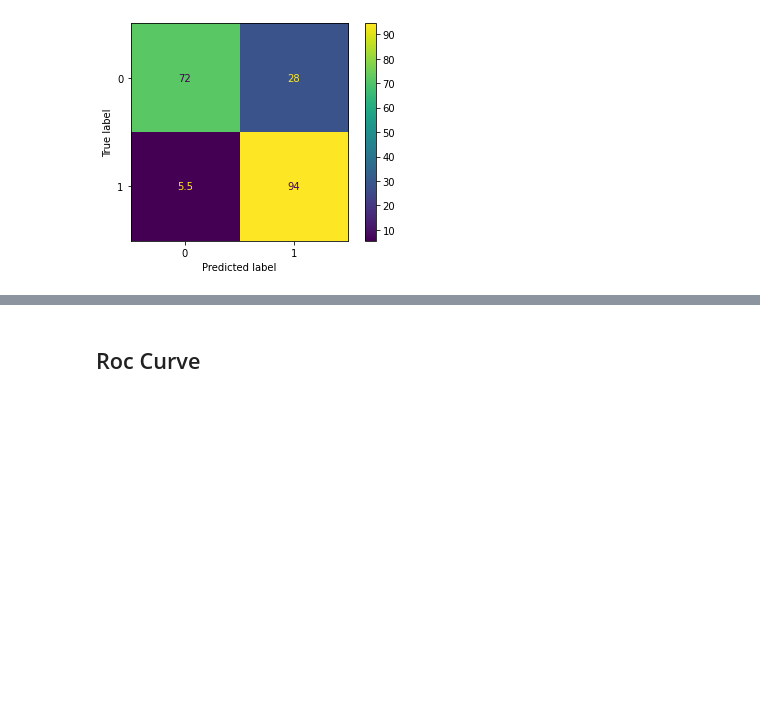
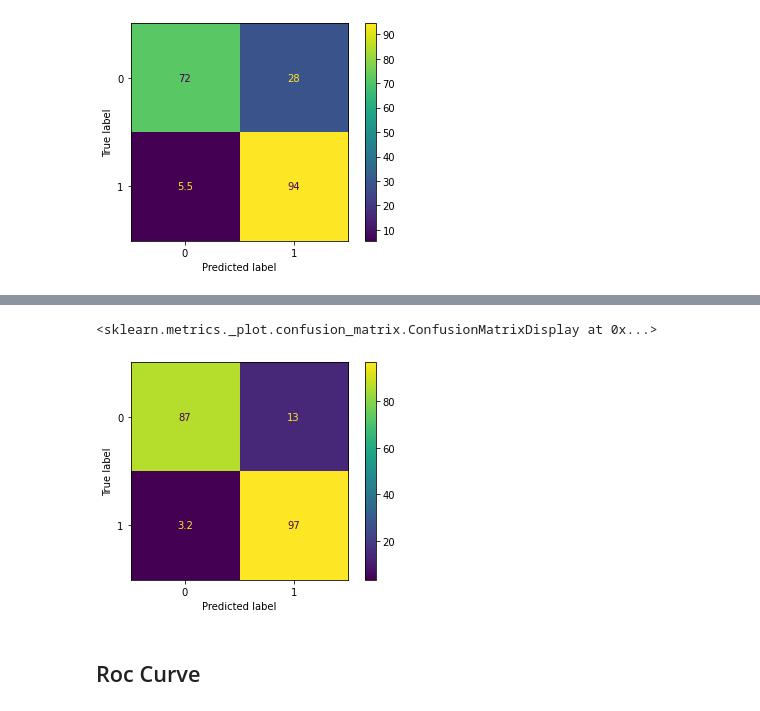
Before and after one commit to TRIUMF-Capstone2022/richai, a Jupyter notebook: notebooks/pointnet_run.ipynb, the cells around one changed output, grey strips where cells are left out. Saved outputs shown, nothing was run; the diff lists cells and outputs as text; code cells hidden in the pictures; blank space fills up the shorter version.

```diff
--- a/notebooks/pointnet_run.ipynb
+++ b/notebooks/pointnet_run.ipynb
@@ -97,3 +114,8 @@ ConfusionMatrixDisplay(norm_cm).plot()
+# %%
+ConfusionMatrixDisplay(norm_cm).plot()
+# %% [output]
+<sklearn.metrics._plot.confusion_matrix.ConfusionMatrixDisplay at 0x...>
+[figure, added]
 # %% [markdown]
 ## Roc Curve
 # %%
```
Also changed, not shown: parts of 4 cells of this notebook.
